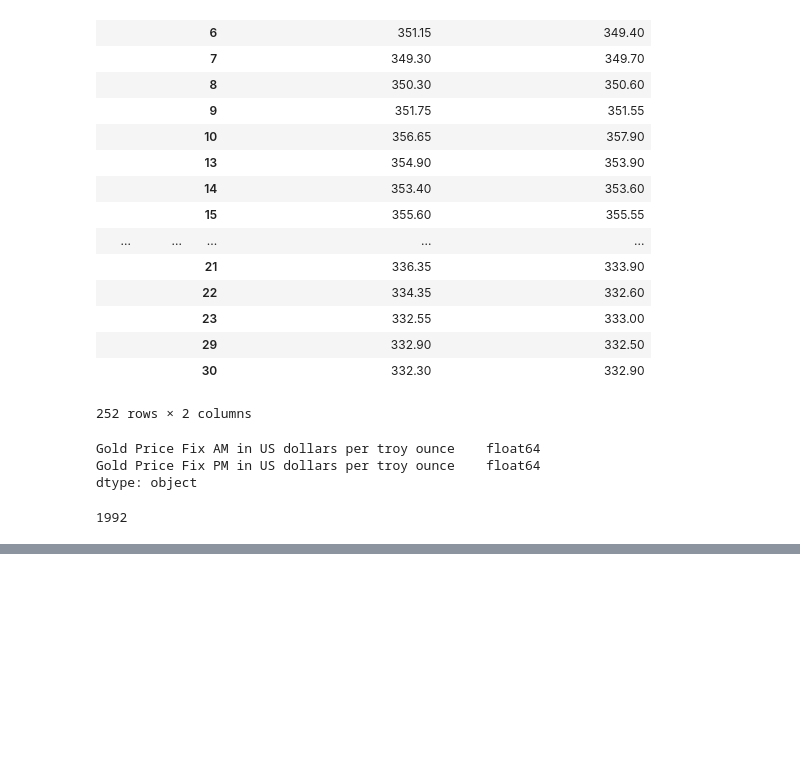
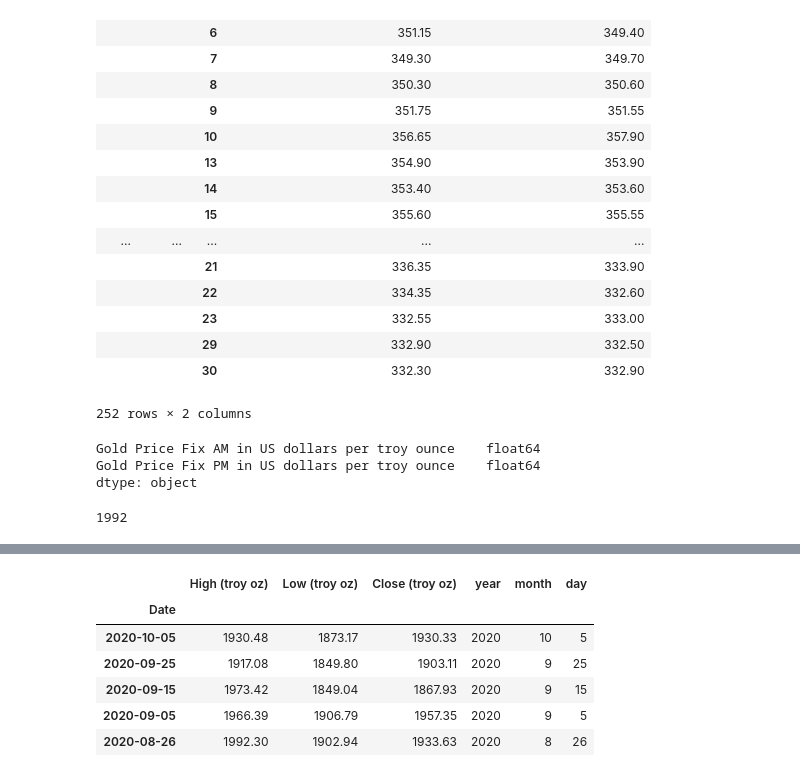
Before and after one commit to junaidqamer/HolidaySales, a Jupyter notebook: DataSets/clean_gold_data.ipynb, the cells around one changed output, grey strips where cells are left out. Drawn from its saved outputs; the diff is of its cells as text; code cells hidden in the pictures; blank space fills up the shorter version.

```diff
--- a/DataSets/clean_gold_data.ipynb
+++ b/DataSets/clean_gold_data.ipynb
@@ -215,3 +215,6 @@ gold_92_group.to_csv('gold_92')
 gold_92_group.index[0][2]
 # %% [output]
 1992
+# %%
+file_path2=Path("gold_2019_2020_c.csv")
+gold_19_20=pd.read_csv(file_path2,parse_dates=True,infer_datetime_format=True,index_col="Date")
@@ -217,0 +237,10 @@ gold_92_group.index[0][2]
+# %%
+gold_19_20.head()
+# %% [output]
+|  | High (troy oz) | Low (troy oz) | Close (troy oz) | year | month | day |
+| Date |  |  |  |  |  |  |
+| 2020-10-05 | 1930.48 | 1873.17 | 1930.33 | 2020 | 10 | 5 |
+| 2020-09-25 | 1917.08 | 1849.80 | 1903.11 | 2020 | 9 | 25 |
+| 2020-09-15 | 1973.42 | 1849.04 | 1867.93 | 2020 | 9 | 15 |
+| 2020-09-05 | 1966.39 | 1906.79 | 1957.35 | 2020 | 9 | 5 |
+| 2020-08-26 | 1992.30 | 1902.94 | 1933.63 | 2020 | 8 | 26 |
```
Also changed, not shown: parts of 12 cells of this notebook, 1 other file.
